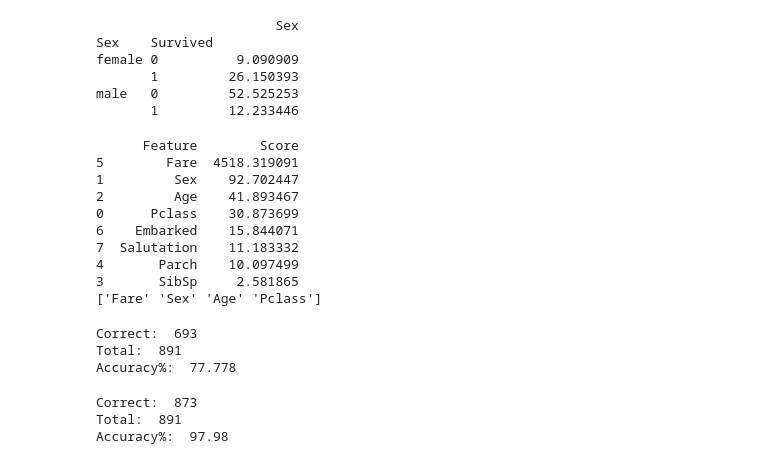
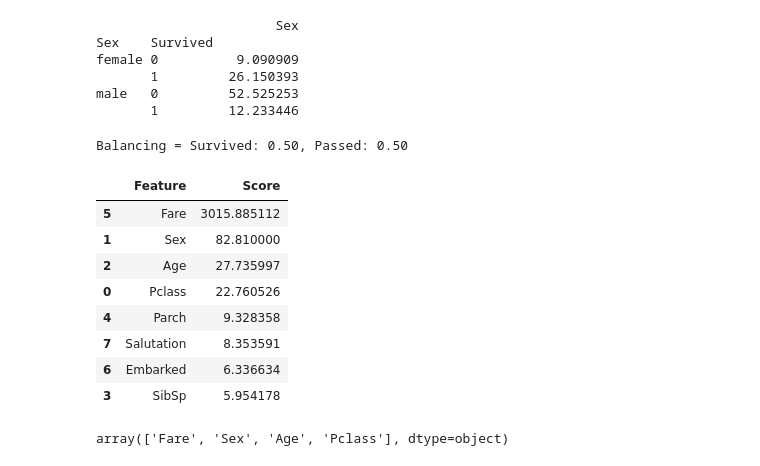
Before and after one commit to shingtoli/kaggle-start-titanic, a Jupyter notebook: titanic.ipynb, the cells around one changed output. Cells and saved outputs as stored; diff of their text form; code cells hidden in the pictures.

Commit message:
Added more classifiers and improved Decision Tree

```diff
--- a/titanic.ipynb
+++ b/titanic.ipynb
@@ -70,12 +70,12 @@ Female:  74.0 %
 def developFeatures( inputset ):
     inputset['Salutation'] = inputset['Name'].apply(lambda x: re.search('[A-Z][a-z]*\.|$', x).group(0)).astype('category')
     inputset['Sex'] = inputset['Sex'].astype('category')
-    inputset['Embarked'] = inputset['Embarked'].fillna('N').astype('category')
+    inputset['Embarked'] = inputset['Embarked'].interpolate(method='pad').astype('category')
     return inputset
 
 dataset = developFeatures(dataset)
 ages = dataset.groupby(['Salutation'])['Age'].mean()
-print(ages)
+display(ages)
 # %% [output]
 Salutation
 Capt.        70.000000
@@ -114,74 +114,50 @@ female 0          9.090909
        1         26.150393
 male   0         52.525253
        1         12.233446
+# %%
+# Balance Data
+passed, survived = dataset.groupby(['Survived'])
+
+sample_passed = passed[1].sample(len(survived[1].index))
+
+dataset = sample_passed.append(survived[1])
+
+print('Balancing = Survived: %0.2f, Passed: %0.2f' % (len(survived[1].index) / len(dataset.index), len(sample_passed.index) / len(dataset.index)))
+# %% [output]
+Balancing = Survived: 0.50, Passed: 0.50
 # %%
 # Remove problematic columns for now
 X = dataset.drop(columns=['Name', 'Ticket', 'Cabin']).iloc[:, 2:]
 y = dataset.iloc[:, 1]
 
 # Convert categories to numbers
 def prepareNominalValues( inputset ):
     categories = inputset.select_dtypes(['category']).columns
     inputset[categories] = inputset[categories].apply(lambda x: x.cat.codes)
     return inputset
 
 X = prepareNominalValues(X)
 
 # Select Best Features
 selector = SelectKBest(score_func=chi2, k=4)
-feat = selector.fit(X, y)
+X_r = selector.fit_transform(X, y)
 
-featList = pd.concat([pd.DataFrame(X.columns), pd.DataFrame(feat.scores_)], axis=1)
+featList = pd.concat([pd.DataFrame(X.columns), pd.DataFrame(selector.scores_)], axis=1)
 featList.columns = ['Feature', 'Score']
 
 featuresSortedByScore = featList.sort_values(by='Score', ascending=False)
-print(featuresSortedByScore)
+display(featuresSortedByScore)
 
 topFeats = featuresSortedByScore.iloc[:4, 0].values
-reducedDataset = X.loc[:,topFeats]
-print(topFeats);
+display(topFeats);
 # %% [output]
+|  | Feature | Score |
+| 5 | Fare | 3015.885112 |
+| 1 | Sex | 82.810000 |
+| 2 | Age | 27.735997 |
+| 0 | Pclass | 22.760526 |
+| 4 | Parch | 9.328358 |
+| 7 | Salutation | 8.353591 |
+| 6 | Embarked | 6.336634 |
+| 3 | SibSp | 5.954178 |
-      Feature        Score
-5        Fare  4518.319091
-1         Sex    92.702447
-2         Age    41.893467
-0      Pclass    30.873699
-6    Embarked    15.844071
-7  Salutation    11.183332
-4       Parch    10.097499
-3       SibSp     2.581865
-['Fare' 'Sex' 'Age' 'Pclass']
+array(['Fare', 'Sex', 'Age', 'Pclass'], dtype=object)
-# %%
-from sklearn.naive_bayes import GaussianNB
-
-# Create Classifier Instance
-gnb = GaussianNB()
-
-gnbModel = gnb.fit(X=reducedDataset, y=y)
-gnbPrediction = gnbModel.predict(reducedDataset)
-numOfCorrect = (gnbPrediction == y).sum()
-
-print('Correct: ', numOfCorrect)
-print('Total: ', y.count())
-print('Accuracy%: ', round(numOfCorrect / y.count() * 100, 3))
-# %% [output]
-Correct:  693
-Total:  891
-Accuracy%:  77.778
-# %%
-from sklearn.tree import DecisionTreeClassifier
-
-decTree = DecisionTreeClassifier()
-
-decTreeModel = decTree.fit(X=reducedDataset, y=y)
-decTreePrediction = decTreeModel.predict(reducedDataset)
-
-numOfCorrect = (decTreePrediction == y).sum()
-
-print('Correct: ', numOfCorrect)
-print('Total: ', y.count())
-print('Accuracy%: ', round(numOfCorrect / y.count() * 100, 3))
-# %% [output]
-Correct:  873
-Total:  891
-Accuracy%:  97.98
```
Also changed, not shown: parts of 7 cells of this notebook.
